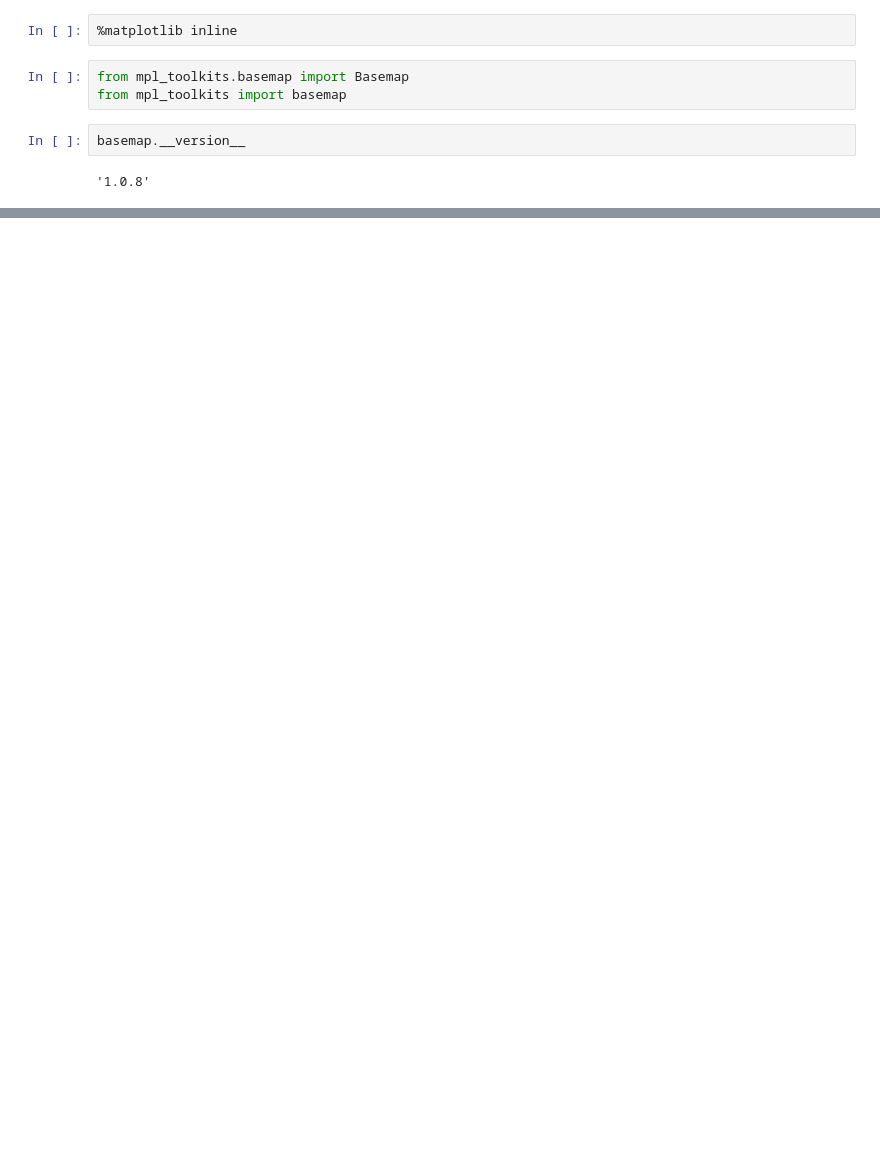
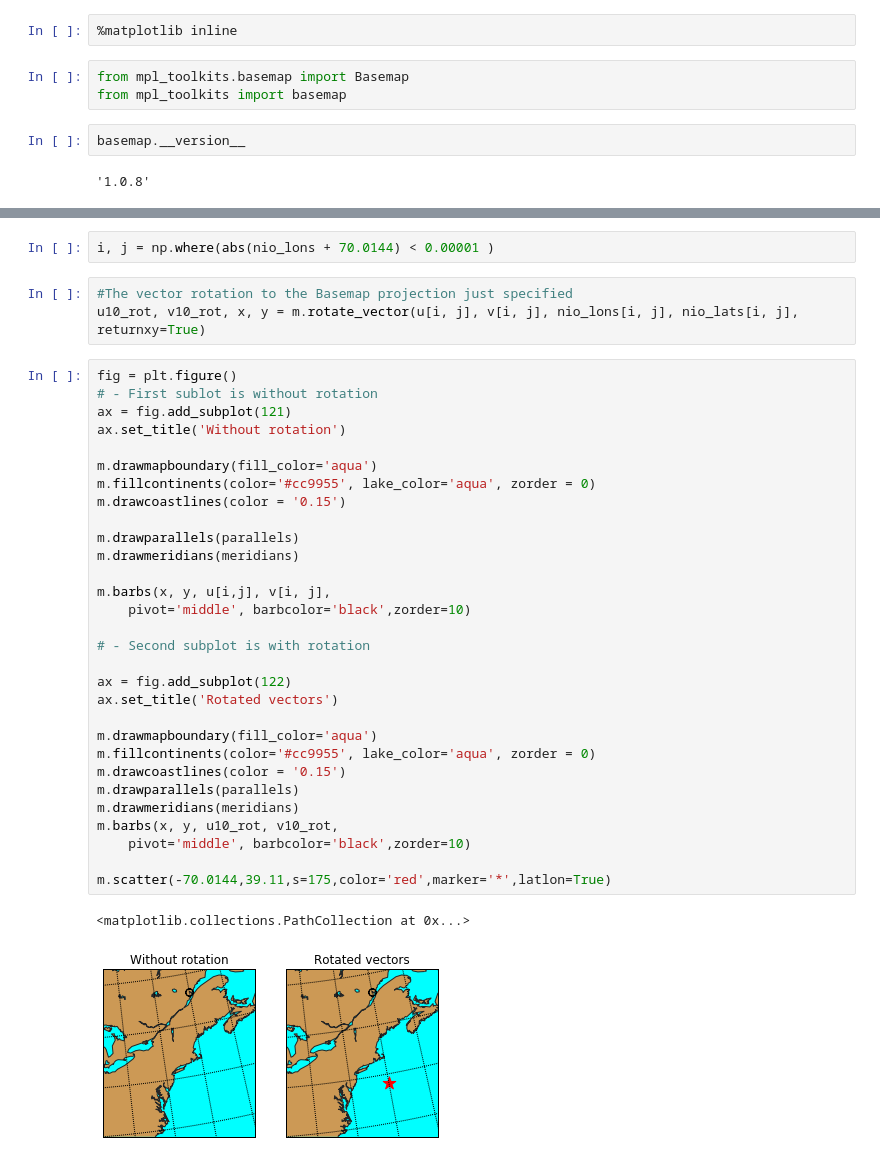
Before and after one commit to guziy/PyNotebooks, a Jupyter notebook: basemap_issue_#269.ipynb, the cells around one changed output, grey strips where cells are left out. Drawn from its saved outputs; the diff is of its cells as text; blank space fills up the shorter version.

Commit message:
try to figure out i,j

```diff
--- a/basemap_issue_#269.ipynb
+++ b/basemap_issue_#269.ipynb
@@ -79 +80,39 @@ m.scatter(-70.0144,39.11,s=175,color='red',marker='*',latlon=True)
 [figure]
+# %%
+i, j = np.where(abs(nio_lons + 70.0144) < 0.00001 )
+# %%
+#The vector rotation to the Basemap projection just specified
+u10_rot, v10_rot, x, y = m.rotate_vector(u[i, j], v[i, j], nio_lons[i, j], nio_lats[i, j], returnxy=True)
+# %%
+fig = plt.figure()
+# - First sublot is without rotation
+ax = fig.add_subplot(121)
+ax.set_title('Without rotation')
+
+m.drawmapboundary(fill_color='aqua')
+m.fillcontinents(color='#cc9955', lake_color='aqua', zorder = 0)
+m.drawcoastlines(color = '0.15')
+
+m.drawparallels(parallels)
+m.drawmeridians(meridians)
+
+m.barbs(x, y, u[i,j], v[i, j],
+    pivot='middle', barbcolor='black',zorder=10)
+
+# - Second subplot is with rotation
+
+ax = fig.add_subplot(122)
+ax.set_title('Rotated vectors')
+
+m.drawmapboundary(fill_color='aqua')
+m.fillcontinents(color='#cc9955', lake_color='aqua', zorder = 0)
+m.drawcoastlines(color = '0.15')
+m.drawparallels(parallels)
+m.drawmeridians(meridians)
+m.barbs(x, y, u10_rot, v10_rot,
+    pivot='middle', barbcolor='black',zorder=10)
+
+m.scatter(-70.0144,39.11,s=175,color='red',marker='*',latlon=True)
+# %% [output]
+<matplotlib.collections.PathCollection at 0x...>
+[figure, added]
```
Also changed, not shown: parts of 1 cell of this notebook.
